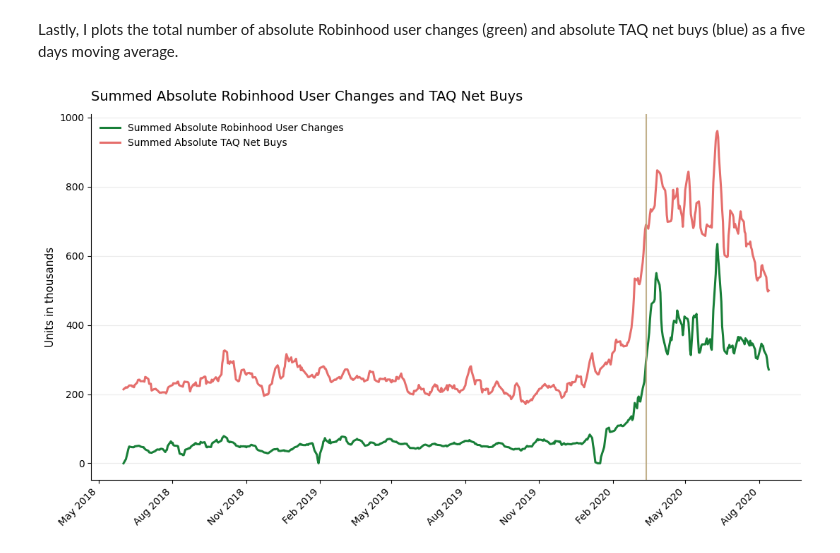
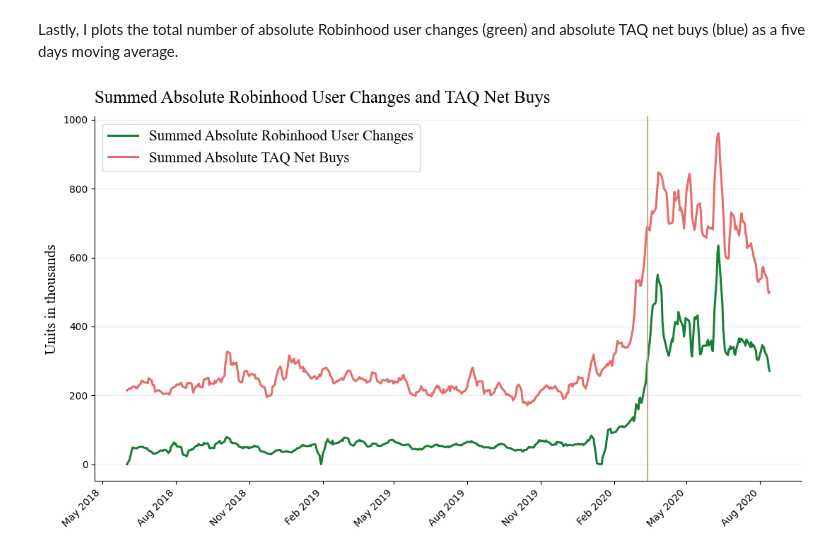
Before and after one commit to YVYX04/Bachelor_Thesis, a Jupyter notebook: notebooks/main/01_Fig1_BarberETal2022.ipynb, the cells around one changed output. Drawn from its saved outputs; the diff is of its cells as text; code cells hidden in the pictures.

```diff
--- a/notebooks/main/01_Fig1_BarberETal2022.ipynb
+++ b/notebooks/main/01_Fig1_BarberETal2022.ipynb
@@ -200,35 +312,36 @@ ax.plot(
 
 ax.axvline(
     pd.Timestamp("2020-03-13"),
     color=beige,
     linewidth=1.5,
     alpha=0.9
 )
 
-ax.set_ylabel("Units in thousands", fontsize=11)
+ax.set_ylabel("Units in thousands", fontsize=15, family="Times New Roman")
 ax.set_xlabel("")
 ax.set_title(
     "Summed Absolute Robinhood User Changes and TAQ Net Buys",
-    fontsize=14,
+    fontsize=18,
     loc="left",
-    pad=14
+    pad=14,
+    family="Times New Roman"
 )
 
 ax.xaxis.set_major_locator(mdates.MonthLocator(interval=3))
 ax.xaxis.set_major_formatter(mdates.DateFormatter("%b %Y"))
 plt.setp(ax.get_xticklabels(), rotation=45, ha="right")
 
 ax.grid(axis="y", alpha=0.25, linewidth=0.8)
 ax.spines["top"].set_visible(False)
 ax.spines["right"].set_visible(False)
 
-ax.legend(loc="upper left", frameon=False, fontsize=10)
+ax.legend(loc="upper left", frameon=True, fontsize=13, prop={"family": "Times New Roman", "size": 15})
 
 fig.tight_layout()
 plt.savefig(
     "../../figures/RH_user_changes_TAQ_retail_net_buys_clean.pdf",
     bbox_inches="tight"
 )
 plt.show()
 # %% [output]
-[figure, old version]
+[figure, new version]
```
Also changed, not shown: parts of 2 cells of this notebook, 5 other files.
